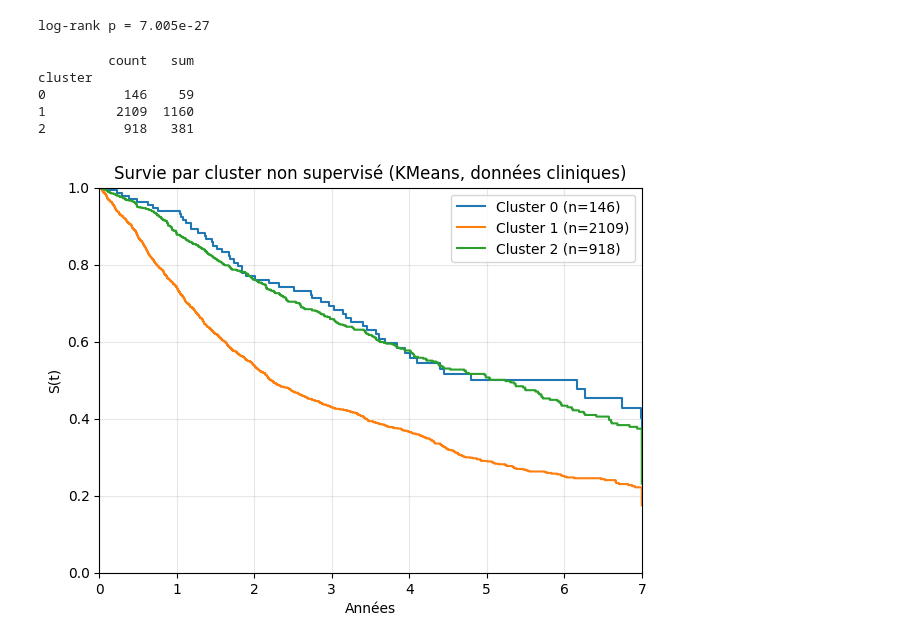
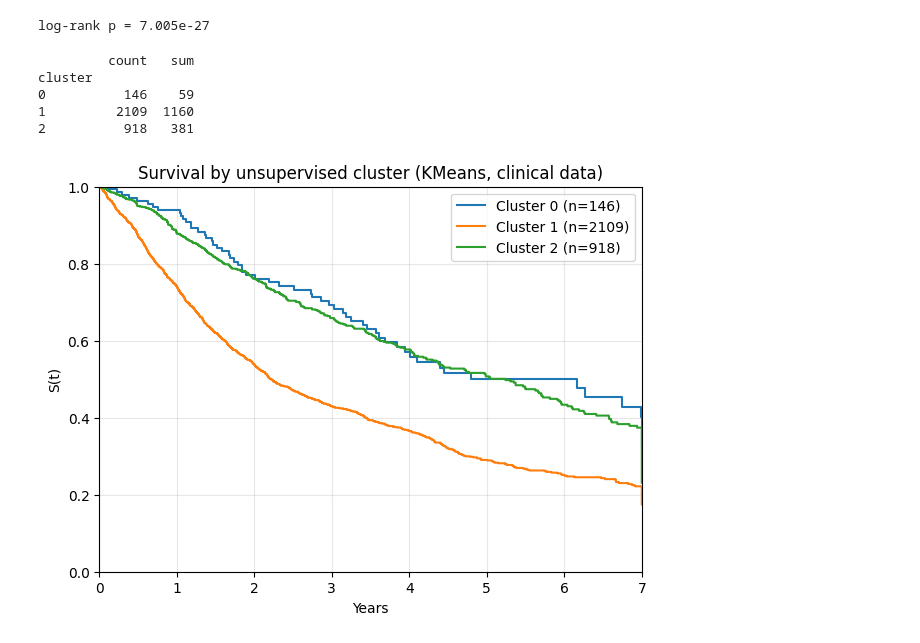
Before and after one commit to MaxCoppa/Myeloid-Leukemia-Survival-Prediction, a Jupyter notebook: explo_surv_data.ipynb, the cells around one changed output. Drawn from its saved outputs; the diff is of its cells as text; code cells hidden in the pictures.

```diff
--- a/explo_surv_data.ipynb
+++ b/explo_surv_data.ipynb
@@ -89,5 +89,5 @@ def log_hist(df, col, bins=40, title=None):
 # %%
 num_cols = ["BM_BLAST", "WBC", "ANC", "MONOCYTES", "HB", "PLT"]
 for c in num_cols:
-    log_hist(clin, c, title=f"Distribution {c}")
+    log_hist(clin, c, title=f"{c} distribution")
 # %% [output]
@@ -450,10 +441,10 @@ Name: count, dtype: int64
 # %%
 df_km = clin[["OS_YEARS", "OS_STATUS", "CYTO_RISK_SIMPLE"]].copy()
 
-# Assure un label pour tous
+# Ensure label for all
 df_km["CYTO_RISK_SIMPLE"] = df_km["CYTO_RISK_SIMPLE"].fillna("unknown")
 
-# Cast numériques + drop NaN/Inf
+# Numeric + cleanup
 df_km["OS_YEARS"] = pd.to_numeric(df_km["OS_YEARS"], errors="coerce")
 df_km["OS_STATUS"] = pd.to_numeric(df_km["OS_STATUS"], errors="coerce")
 
@@ -461,9 +452,9 @@ df_km = df_km.replace([np.inf, -np.inf], np.nan)
 df_km = df_km.dropna(subset=["OS_YEARS", "OS_STATUS"])
 df_km = df_km[df_km["OS_YEARS"] >= 0]
 df_km["OS_STATUS"] = df_km["OS_STATUS"].astype(int)
-df_km["OS_YEARS"] = df_km["OS_YEARS"].clip(upper=7.0)  # aligné sur la métrique
+df_km["OS_YEARS"] = df_km["OS_YEARS"].clip(upper=7.0)  # align with metric
 
-# check
+# Check sizes/events
 print("Group sizes / events:")
 print(
     df_km.groupby("CYTO_RISK_SIMPLE")
@@ -471,19 +462,17 @@ print(
     .sort_values("n", ascending=False)
 )
 
-# plot km
+# KM plot
 kmf = KaplanMeierFitter()
 plt.figure(figsize=(7, 5))
 
 for grp, sub in df_km.groupby("CYTO_RISK_SIMPLE"):
     n = len(sub)
     e = int(sub["OS_STATUS"].sum())
-    if n < 20:  # skip groupes minuscules
+    if n < 20:  # skip tiny groups
         continue
-    if (
-        e == 0
-    ):  # aucun décès observé : pas de test; on peut tracer mais on évite les soucis
-        print(f"{grp}: 0 événement → courbe plate, skip pour éviter erreurs.")
+    if e == 0:  # no events: flat curve, avoid errors
+        print(f"{grp}: no events → skip.")
         continue
     try:
         kmf.fit(sub["OS_YEARS"], sub["OS_STATUS"], label=f"{grp} (n={n}, e={e})")
@@ -491,11 +480,11 @@ for grp, sub in df_km.groupby("CYTO_RISK_SIMPLE"):
     except Exception as ex:
         print(f"{grp}: SKIP ({type(ex).__name__}: {ex})")
 
-plt.title("Survie par risque cytogénétique")
+plt.title("Survival by cytogenetic risk")
 plt.xlim(0, 7)
 plt.ylim(0, 1)
 plt.grid(True, alpha=0.3)
-plt.xlabel("Années")
+plt.xlabel("Years")
 plt.ylabel("S(t)")
 plt.show()
 # %% [output]
@@ -575,38 +563,38 @@ import numpy as np
 
 kmf = KaplanMeierFitter()
 
-# nettoyage : retire les lignes où OS ou cluster sont NaN/inf
+# Cleaning: drop rows where survival or cluster is NaN/inf
 df_km = clin[["OS_YEARS", "OS_STATUS", "cluster"]].copy()
 df_km = df_km.dropna(subset=["OS_YEARS", "OS_STATUS", "cluster"])
 df_km = df_km.replace([np.inf, -np.inf], np.nan)
 df_km = df_km.dropna(subset=["OS_YEARS", "OS_STATUS"])
 df_km["OS_YEARS"] = pd.to_numeric(df_km["OS_YEARS"], errors="coerce").clip(upper=7.0)
 df_km["OS_STATUS"] = df_km["OS_STATUS"].astype(int)
 
-# petit résumé avant plot
+# Quick summary before plotting
 print(df_km.groupby("cluster")["OS_STATUS"].agg(["count", "sum"]))
 
-# Kaplan–Meier par cluster
+# Kaplan–Meier by cluster
 plt.figure(figsize=(7, 5))
 for c in sorted(df_km["cluster"].unique()):
     sub = df_km[df_km["cluster"] == c]
     if len(sub) < 10 or sub["OS_STATUS"].sum() == 0:
-        print(f"Cluster {c}: effectif trop faible ou 0 décès, skip.")
+        print(f"Cluster {c}: too few samples or 0 events → skip.")
         continue
     kmf.fit(sub["OS_YEARS"], sub["OS_STATUS"], label=f"Cluster {c} (n={len(sub)})")
     kmf.plot_survival_function(ci_show=False)
 
-plt.title("Survie par cluster non supervisé (KMeans, données cliniques)")
-plt.xlabel("Années")
+plt.title("Survival by unsupervised cluster (KMeans, clinical data)")
+plt.xlabel("Years")
 plt.ylabel("S(t)")
 plt.grid(True, alpha=0.3)
 plt.xlim(0, 7)
 plt.ylim(0, 1)
 plt.show()
 # %% [output]
          count   sum
 cluster
 0          146    59
 1         2109  1160
 2          918   381
-[figure, old version]
+[figure, new version]
```
Also changed, not shown: parts of 18 cells of this notebook.
